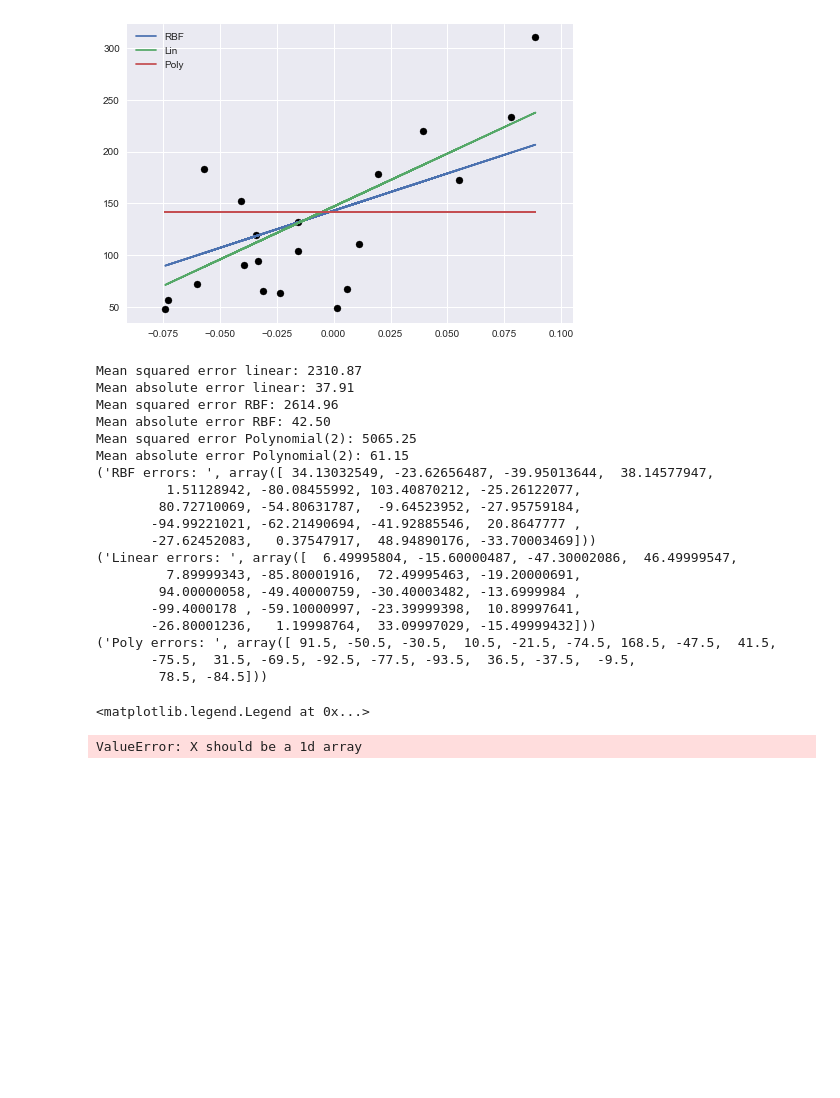
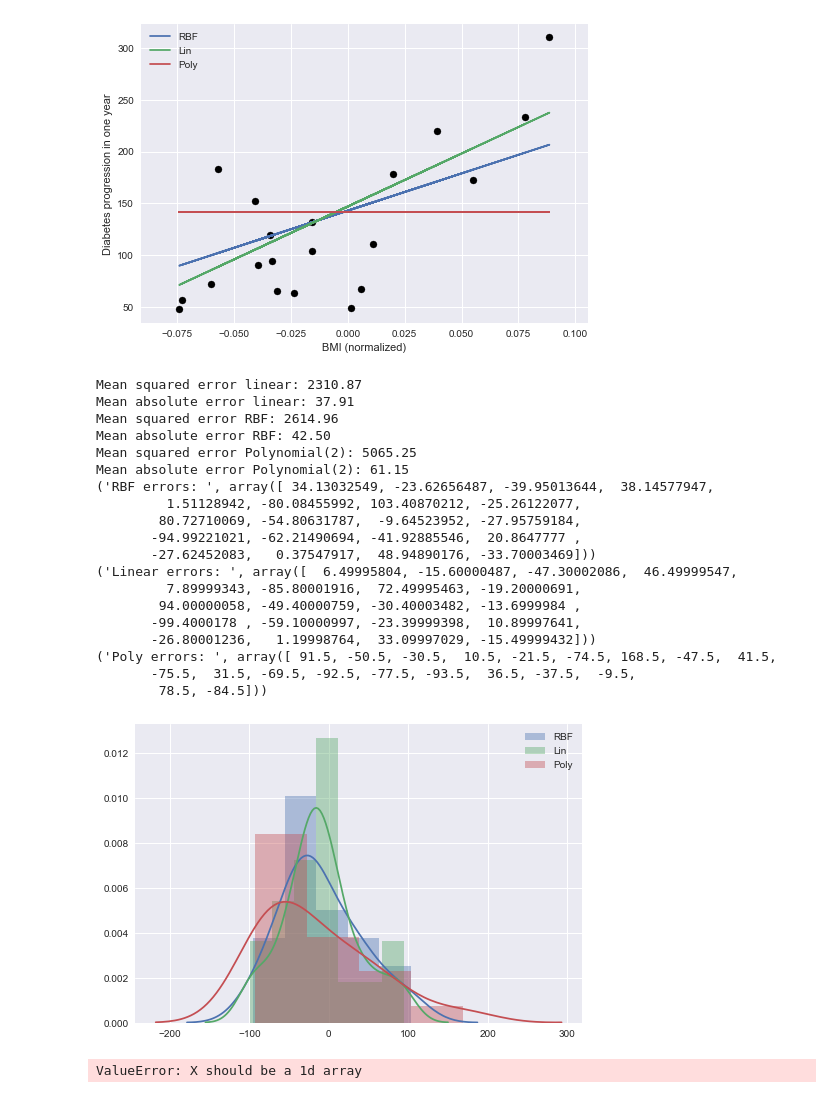
Before and after one commit to FionaLippert/DataMining, a Jupyter notebook: MAE-MSE.ipynb, the cells around one changed output. Saved outputs shown, nothing was run; the diff lists cells and outputs as text; code cells hidden in the pictures; blank space fills up the shorter version.

Commit message:
figure edited

```diff
--- a/MAE-MSE.ipynb
+++ b/MAE-MSE.ipynb
@@ -29,35 +29,38 @@ y_lin = svr_lin.fit(df_X_train, df_y_train).predict(df_X_test)
 y_poly = svr_poly.fit(df_X_train, df_y_train).predict(df_X_test)
 
 plt.figure()
 plt.scatter(df_X_test, df_y_test, color='black')
 plt.plot(df_X_test, y_rbf, label='RBF')
 plt.plot(df_X_test, y_lin, label='Lin')
 plt.plot(df_X_test, y_poly, label='Poly')
+plt.xlabel("BMI (normalized)")
+plt.ylabel("Diabetes progression in one year")
 plt.legend()
-#plt.savefig("MSE,MAE.png", bbox_inches='tight')
+plt.savefig("figures/MSE,MAE.png", bbox_inches='tight')
 plt.show()
 
 print("Mean squared error linear: %.2f" %mean_squared_error(df_y_test, y_lin))
 print("Mean absolute error linear: %.2f" %mean_absolute_error(df_y_test, y_lin))
 print("Mean squared error RBF: %.2f" %mean_squared_error(df_y_test, y_rbf))
 print("Mean absolute error RBF: %.2f" %mean_absolute_error(df_y_test, y_rbf))
 print("Mean squared error Polynomial(2): %.2f" %mean_squared_error(df_y_test, y_poly))
 print("Mean absolute error Polynomial(2): %.2f" %mean_absolute_error(df_y_test, y_poly))
 
 rbf_errors = df_y_test-y_rbf
 lin_errors = df_y_test-y_lin
 poly_errors = df_y_test-y_poly
 print("RBF errors: ", rbf_errors)
 print("Linear errors: ", lin_errors)
 print("Poly errors: ", poly_errors)
 
 
 sb.distplot(rbf_errors, label='RBF')
 sb.distplot(lin_errors, label='Lin')
 sb.distplot(poly_errors, label='Poly')
 plt.legend()
+plt.show()
 # %% [output]
-[figure, old version]
+[figure, new version]
 Mean squared error linear: 2310.87
 Mean absolute error linear: 37.91
 Mean squared error RBF: 2614.96
@@ -77,7 +80,7 @@ Mean absolute error Polynomial(2): 61.15
 ('Poly errors: ', array([ 91.5, -50.5, -30.5,  10.5, -21.5, -74.5, 168.5, -47.5,  41.5,
        -75.5,  31.5, -69.5, -92.5, -77.5, -93.5,  36.5, -37.5,  -9.5,
         78.5, -84.5]))
-<matplotlib.legend.Legend at 0x...>
+[figure, added]
 # %%
 from sklearn.isotonic import IsotonicRegression
 from matplotlib.collections import LineCollection
```
